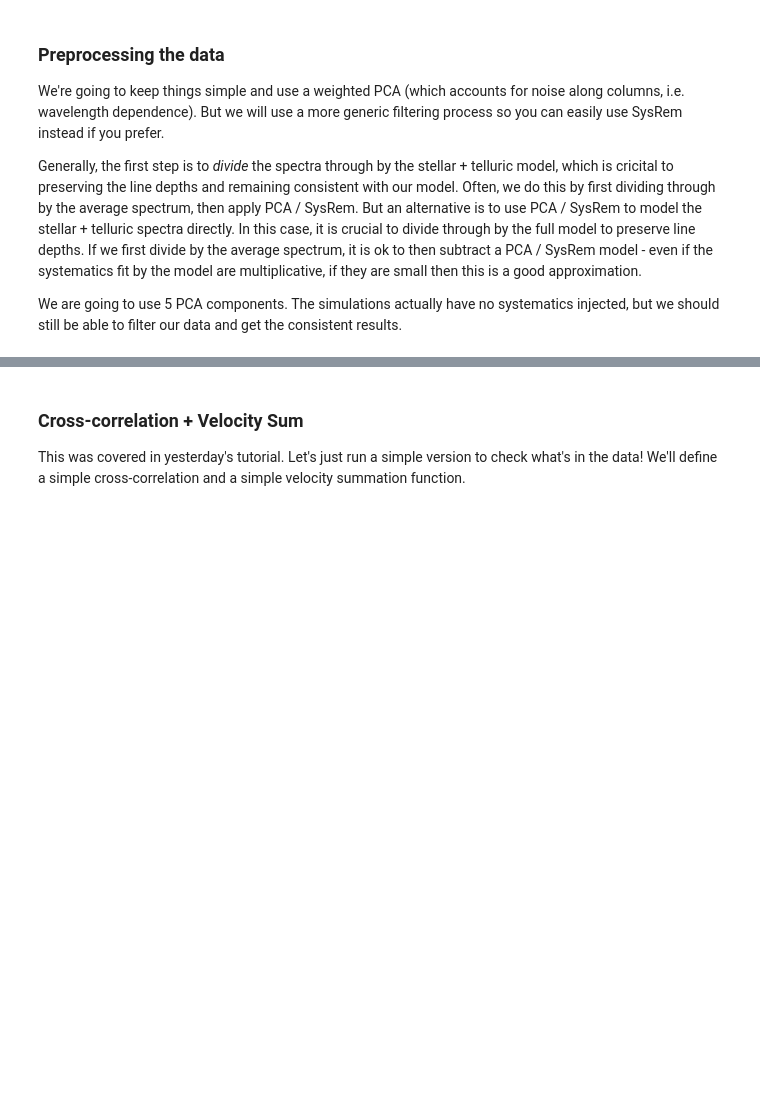
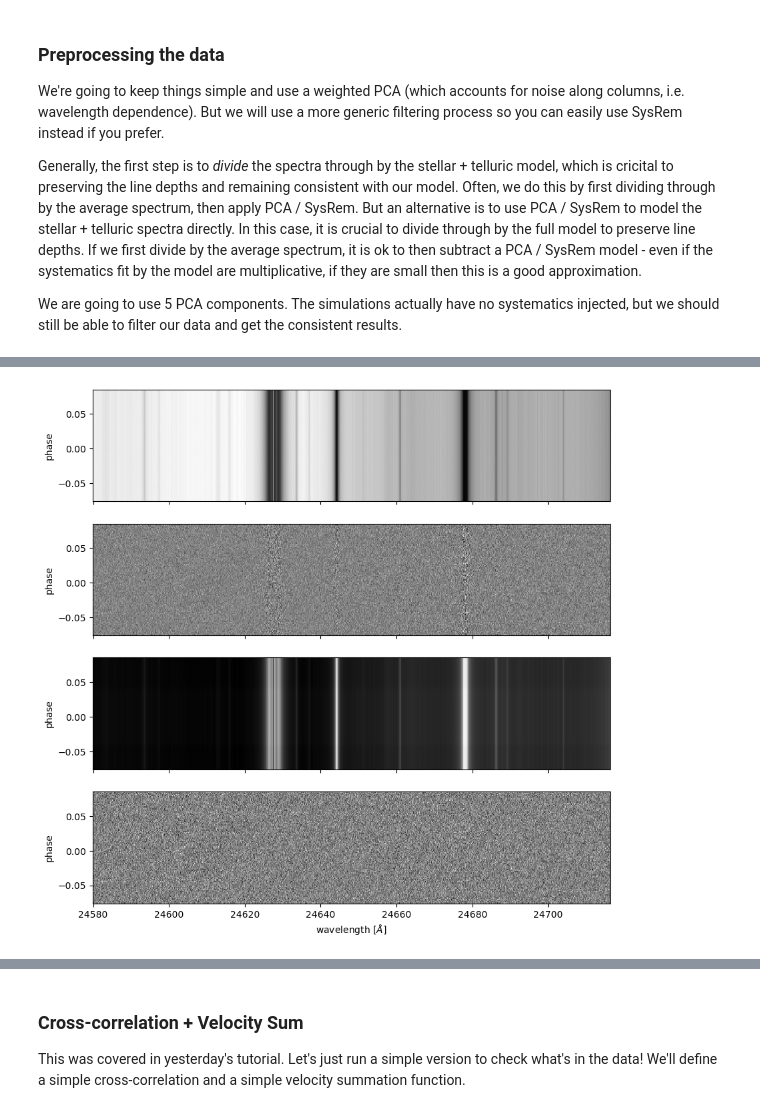
Before and after one commit to nealegibson/hr_desert_tutorial, a Jupyter notebook: simple_retrieval_tutorial.ipynb, the cells around one changed output, grey strips where cells are left out. Drawn from its saved outputs; the diff is of its cells as text; code cells hidden in the pictures; blank space fills up the shorter version.

```diff
--- a/simple_retrieval_tutorial.ipynb
+++ b/simple_retrieval_tutorial.ipynb
@@ -172,0 +206,16 @@ print(np.isinf(Re).sum()) # infs are fine in the uncertainties as it just remove
+# %%
+#plot the residual matrices
+ord = -1
+fig,ax = plt.subplots(4,sharex=True,figsize=[10,10])
+ax[0].pcolormesh(W[ord][100:-100],ph,S[ord][:,100:-100])
+ax[1].pcolormesh(W[ord][100:-100],ph,R[ord][:,100:-100])
+ax[2].pcolormesh(W[ord][100:-100],ph,Re[ord][:,100:-100])
+ax[3].pcolormesh(W[ord][100:-100],ph,(R[ord]/Re[ord])[:,100:-100])
+
+ax[3].set_xlabel(r'wavelength [$\AA$]')
+ax[0].set_ylabel('phase')
+ax[1].set_ylabel('phase')
+ax[2].set_ylabel('phase')
+_ = ax[3].set_ylabel('phase')
+# %% [output]
+[figure, added]
```
Also changed, not shown: parts of 19 cells of this notebook, 3 other files.
